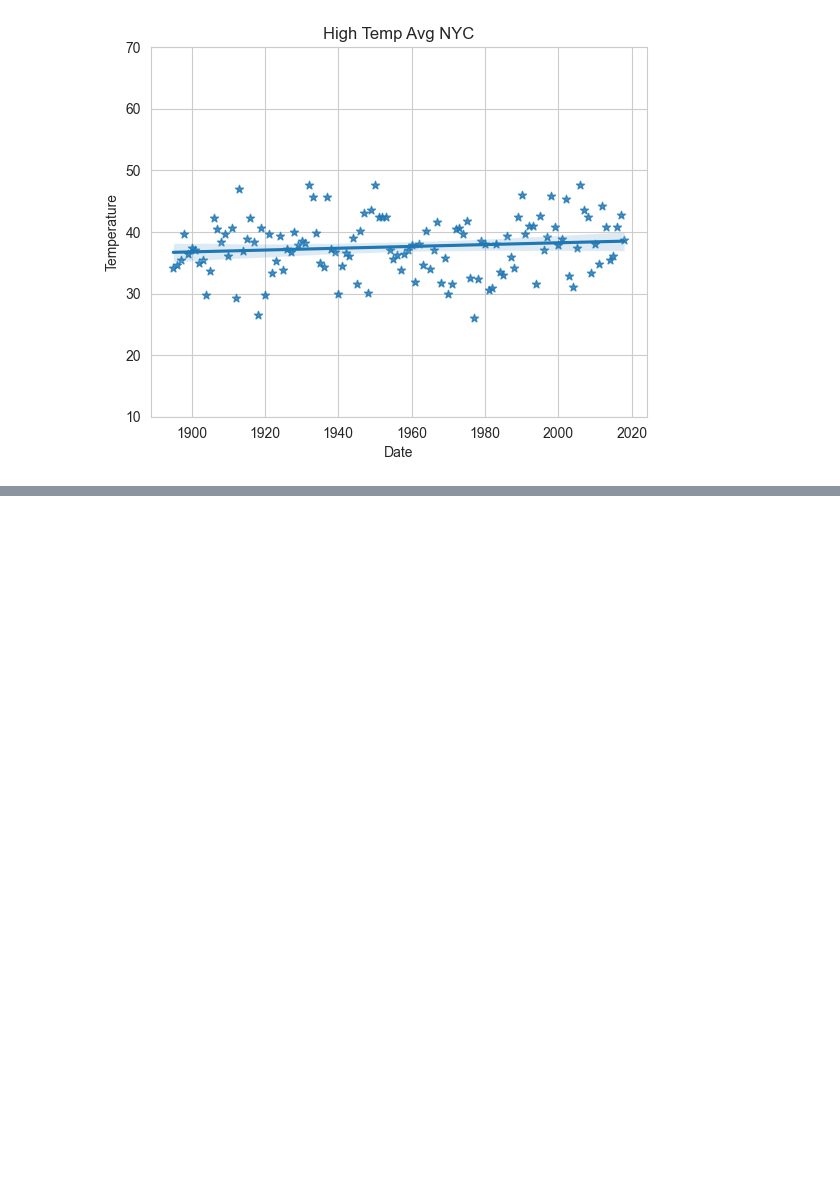
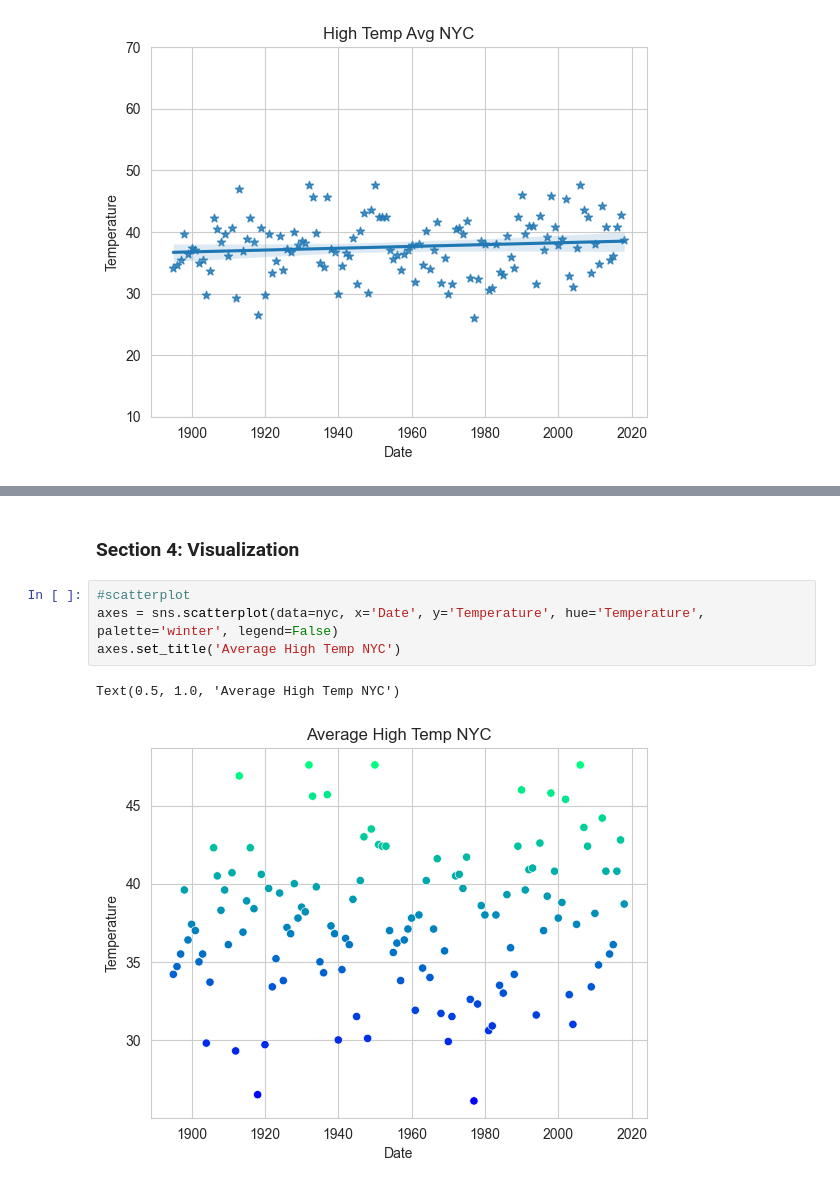
Before and after one commit to mindy0cruz/datafun-07-ml, a Jupyter notebook: mindycruz_ml.ipynb, the cells around one changed output, grey strips where cells are left out. Drawn from its saved outputs; the diff is of its cells as text; blank space fills up the shorter version.

```diff
--- a/mindycruz_ml.ipynb
+++ b/mindycruz_ml.ipynb
@@ -155,0 +210,9 @@ axes.set_ylim(10,70)
+# %% [markdown]
+### Section 4: Visualization
+# %%
+#scatterplot
+axes = sns.scatterplot(data=nyc, x='Date', y='Temperature', hue='Temperature', palette='winter', legend=False)
+axes.set_title('Average High Temp NYC')
+# %% [output]
+Text(0.5, 1.0, 'Average High Temp NYC')
+[figure, added]
```
Also changed, not shown: parts of 10 cells of this notebook, 2 other files.
